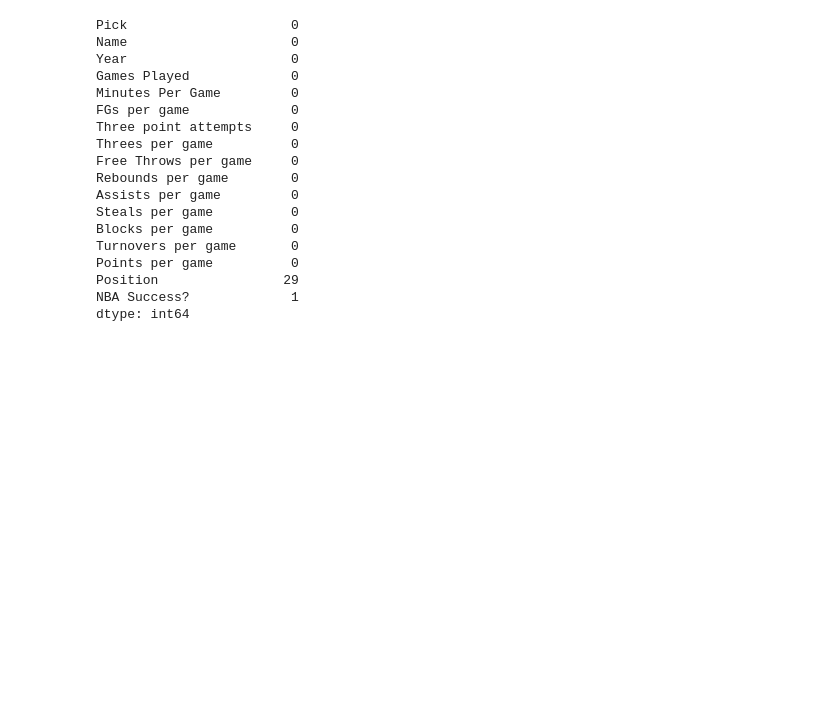
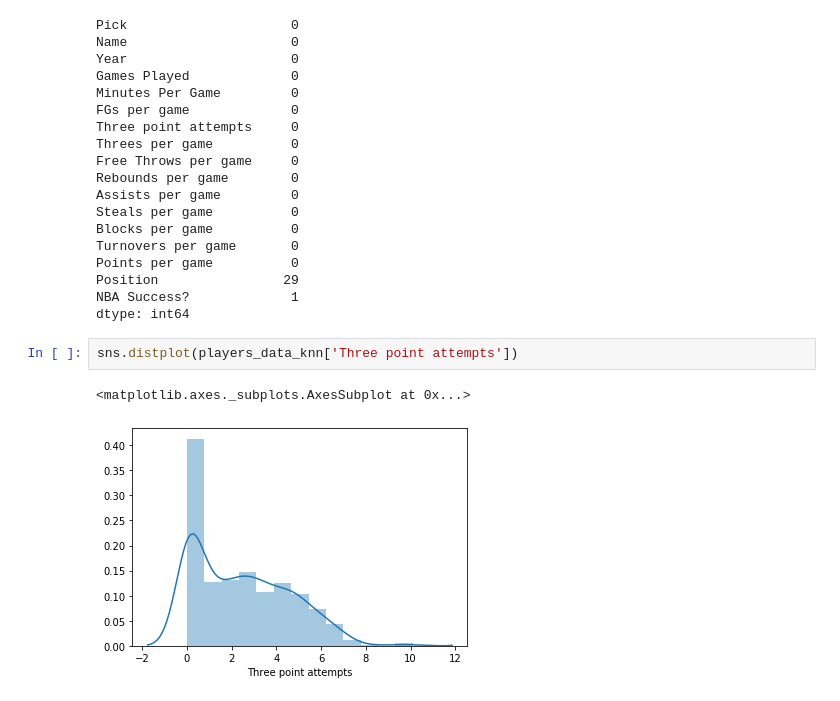
Before and after one commit to akshaygupta16/NBADraftAssistant, a Jupyter notebook: NBADraftPicker.ipynb, the cells around one changed output. Cells and saved outputs as stored; diff of their text form; blank space fills up the shorter version.

```diff
--- a/NBADraftPicker.ipynb
+++ b/NBADraftPicker.ipynb
@@ -205,3 +382,8 @@ Points per game          0
 Position                29
 NBA Success?             1
 dtype: int64
+# %%
+sns.distplot(players_data_knn['Three point attempts'])
+# %% [output]
+<matplotlib.axes._subplots.AxesSubplot at 0x...>
+[figure, added]
```
Also changed, not shown: parts of 35 cells of this notebook.
